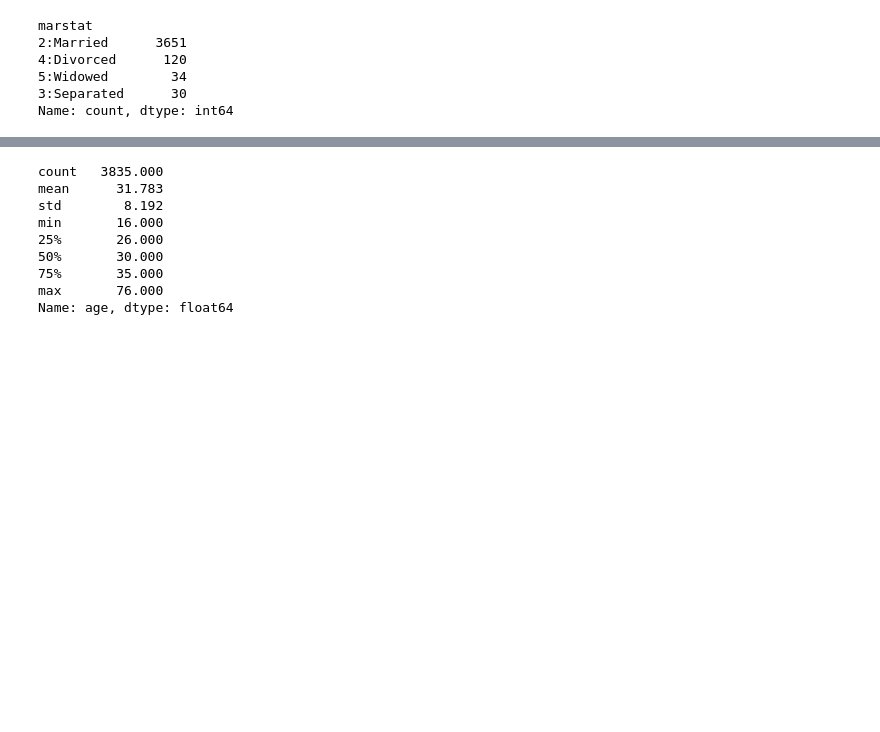
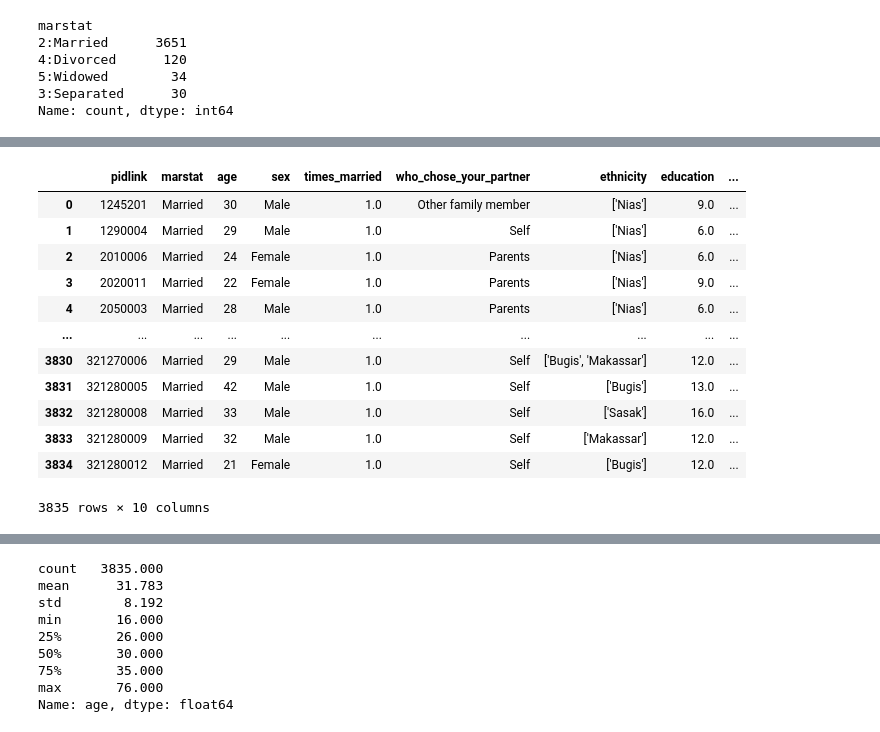
Before and after one commit to Poor1ST/ifls, a Jupyter notebook: process.ipynb, the cells around one changed output, grey strips where cells are left out. Drawn from its saved outputs; the diff is of its cells as text; code cells hidden in the pictures; blank space fills up the shorter version.

```diff
--- a/process.ipynb
+++ b/process.ipynb
@@ -1107,3 +1146,31 @@ Name: count, dtype: int64
+# %%
+# change the value for marstat, sex, and who_chose_your_partner columns value to clean value without number and ":"
+df_clean['marstat'] = df_clean['marstat'].str.replace('2:Married', 'Married')
+df_clean['marstat'] = df_clean['marstat'].str.replace('4:Divorced', 'Divorced')
+df_clean['marstat'] = df_clean['marstat'].str.replace('5:Widowed', 'Widowed')
+df_clean['marstat'] = df_clean['marstat'].str.replace('3:Separated', 'Separated')
+df_clean['sex'] = df_clean['sex'].str.replace('1:Male', 'Male')
+df_clean['sex'] = df_clean['sex'].str.replace('3:Female', 'Female')
+df_clean['who_chose_your_partner'] = df_clean['who_chose_your_partner'].str.replace('3:Self', 'Self')
+df_clean['who_chose_your_partner'] = df_clean['who_chose_your_partner'].str.replace('1:Parents', 'Parents')
+df_clean['who_chose_your_partner'] = df_clean['who_chose_your_partner'].str.replace('1:Parent', 'Parents')
+df_clean['who_chose_your_partner'] = df_clean['who_chose_your_partner'].str.replace('4:Other family member from parent', 'Other family member')
+df_clean['who_chose_your_partner'] = df_clean['who_chose_your_partner'].str.replace('4:Family', 'Other family member')
+df_clean
+# %% [output]
+|  | pidlink | marstat | age | sex | times_married | who_chose_your_partner | ethnicity | education | ... |
+| 0 | 1245201 | Married | 30 | Male | 1.0 | Other family member | ['Nias'] | 9.0 | ... |
+| 1 | 1290004 | Married | 29 | Male | 1.0 | Self | ['Nias'] | 6.0 | ... |
+| 2 | 2010006 | Married | 24 | Female | 1.0 | Parents | ['Nias'] | 6.0 | ... |
+| 3 | 2020011 | Married | 22 | Female | 1.0 | Parents | ['Nias'] | 9.0 | ... |
+| 4 | 2050003 | Married | 28 | Male | 1.0 | Parents | ['Nias'] | 6.0 | ... |
+| ... | ... | ... | ... | ... | ... | ... | ... | ... | ... |
+| 3830 | 321270006 | Married | 29 | Male | 1.0 | Self | ['Bugis', 'Makassar'] | 12.0 | ... |
+| 3831 | 321280005 | Married | 42 | Male | 1.0 | Self | ['Bugis'] | 13.0 | ... |
+| 3832 | 321280008 | Married | 33 | Male | 1.0 | Self | ['Sasak'] | 16.0 | ... |
+| 3833 | 321280009 | Married | 32 | Male | 1.0 | Self | ['Makassar'] | 12.0 | ... |
+| 3834 | 321280012 | Married | 21 | Female | 1.0 | Self | ['Bugis'] | 12.0 | ... |
+3835 rows × 10 columns
 # %%
 # 1. Marital Status (marstat) - Bar Chart
 plt.figure(figsize=(8, 6))
```
Also changed, not shown: parts of 13 cells of this notebook, 7 other files.
